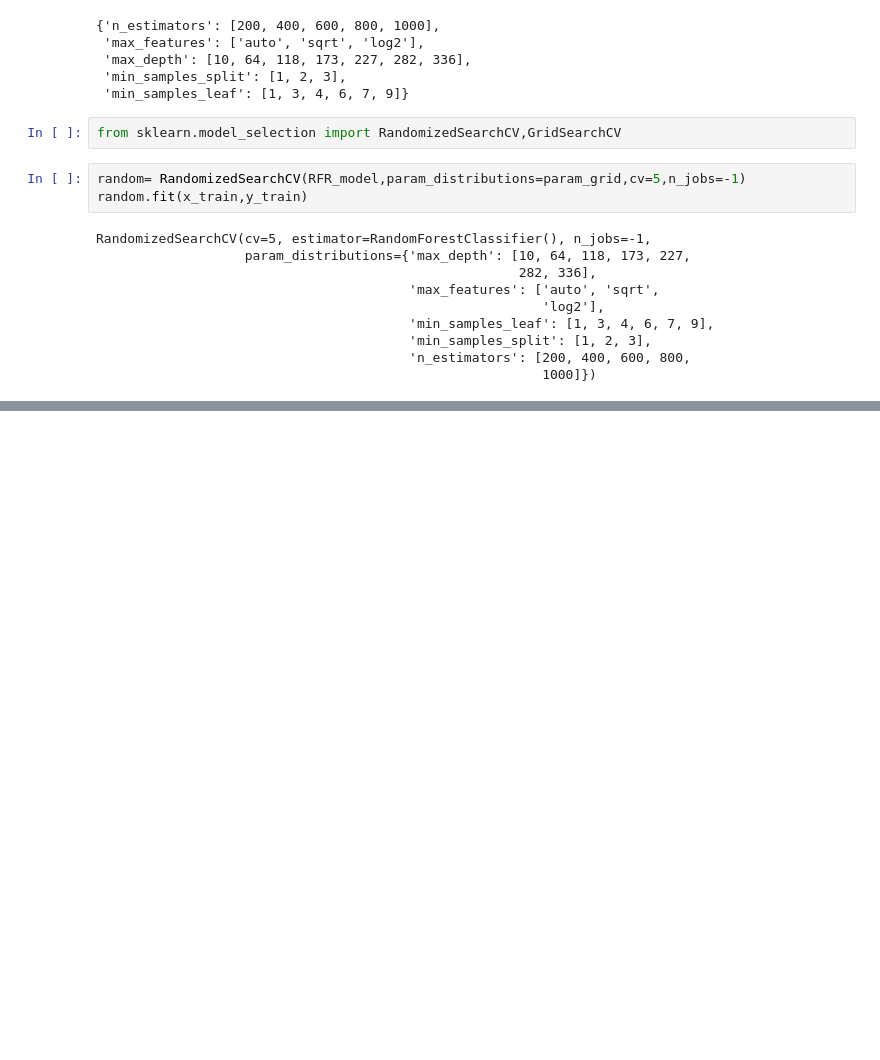
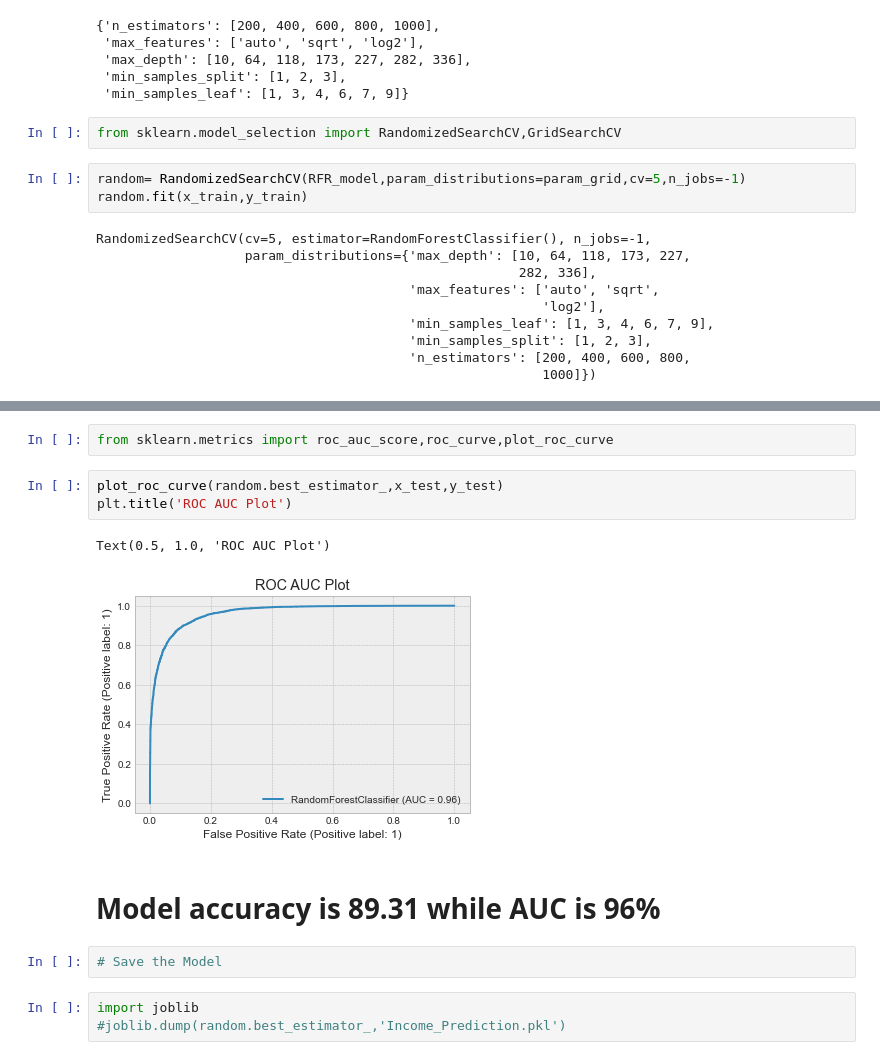
Before and after one commit to mohittomar2008/Census-Income-Project, a Jupyter notebook: Census Income Project.ipynb, the cells around one changed output, grey strips where cells are left out. Cells and saved outputs as stored; diff of their text form; blank space fills up the shorter version.

```diff
--- a/Census Income Project.ipynb
+++ b/Census Income Project.ipynb
@@ -1108,0 +1120,15 @@ grid.fit(x_train,y_train)
+# %%
+from sklearn.metrics import roc_auc_score,roc_curve,plot_roc_curve
+# %%
+plot_roc_curve(random.best_estimator_,x_test,y_test)
+plt.title('ROC AUC Plot')
+# %% [output]
+Text(0.5, 1.0, 'ROC AUC Plot')
+[figure, added]
+# %% [markdown]
+# Model accuracy is 89.31 while AUC is 96%
+# %%
+# Save the Model
+# %%
+import joblib
+#joblib.dump(random.best_estimator_,'Income_Prediction.pkl')
```
Also changed, not shown: parts of 43 cells of this notebook.
